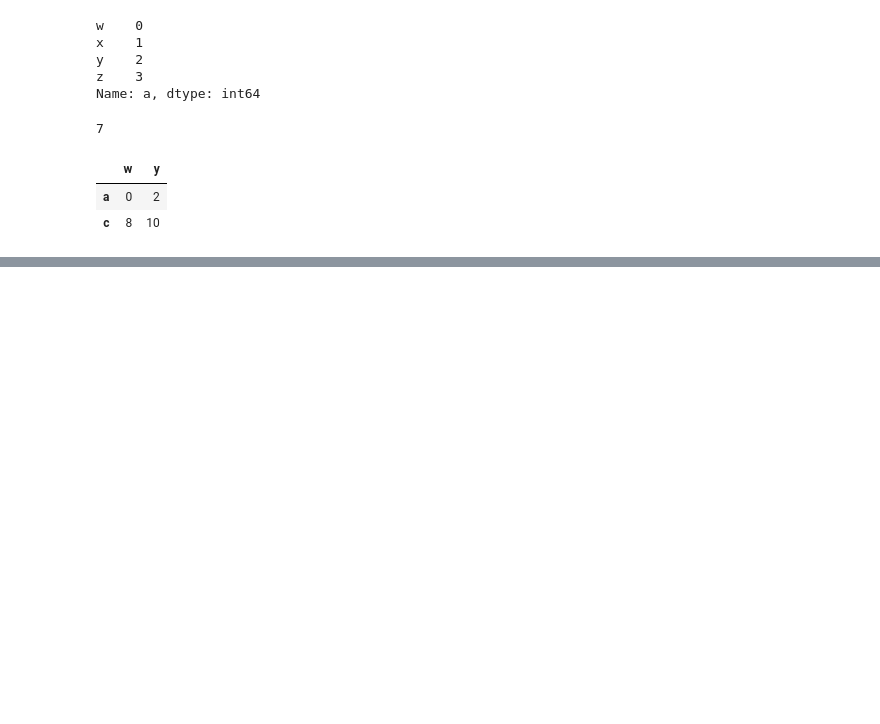
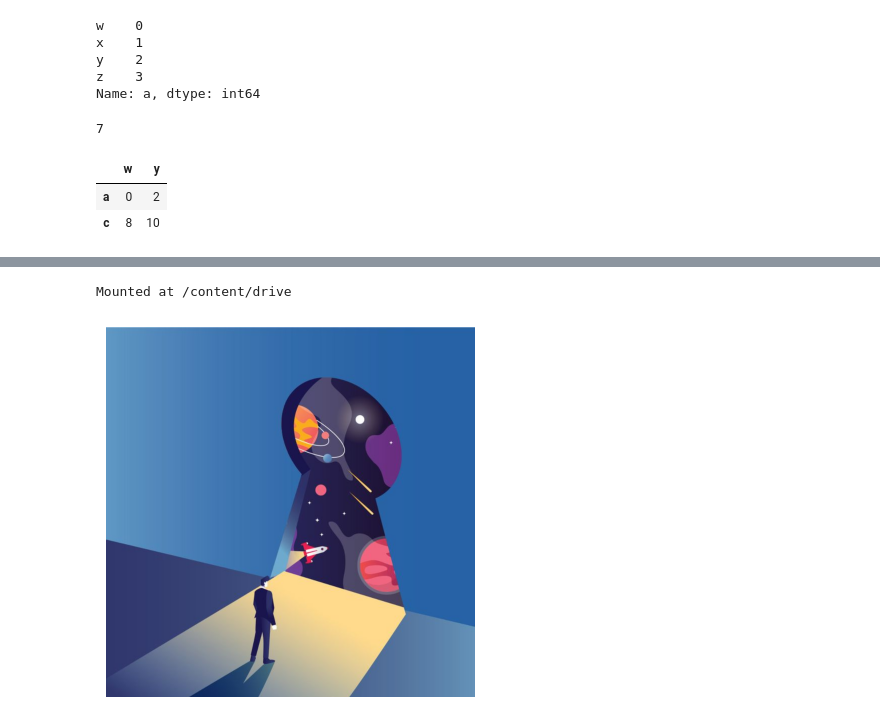
Before and after one commit to Krishna038/FMML_Project_and_Labs, a Jupyter notebook: FMML_2023_Basics_of_Python.ipynb, the cells around one changed output, grey strips where cells are left out. Cells and saved outputs as stored; diff of their text form; code cells hidden in the pictures; blank space fills up the shorter version.

```diff
--- a/FMML_2023_Basics_of_Python.ipynb
+++ b/FMML_2023_Basics_of_Python.ipynb
@@ -461,3 +582,24 @@ plt.show()
 ## Answer 3 :
 
 ## 1) make sure drive is loaded and then upload a test image onto your drive
+# %%
+from google.colab import drive
+drive.mount('/content/drive')
+# %% [output]
+Mounted at /content/drive
+# %%
+import matplotlib.pyplot as plt
+import matplotlib.image as mpimg
+
+# Define the path to the uploaded image on Google Drive
+image_path = "/content/drive/My Drive/FMML Assignment/Universe AI.jpeg"
+
+# Read the image using plt.imread
+image = mpimg.imread(image_path)
+
+# Display the image using plt.imshow
+plt.imshow(image)
+plt.axis('off')  # Turn off axis labels if needed
+plt.show()
+# %% [output]
+[figure, added]
```
Also changed, not shown: parts of 18 cells of this notebook.
